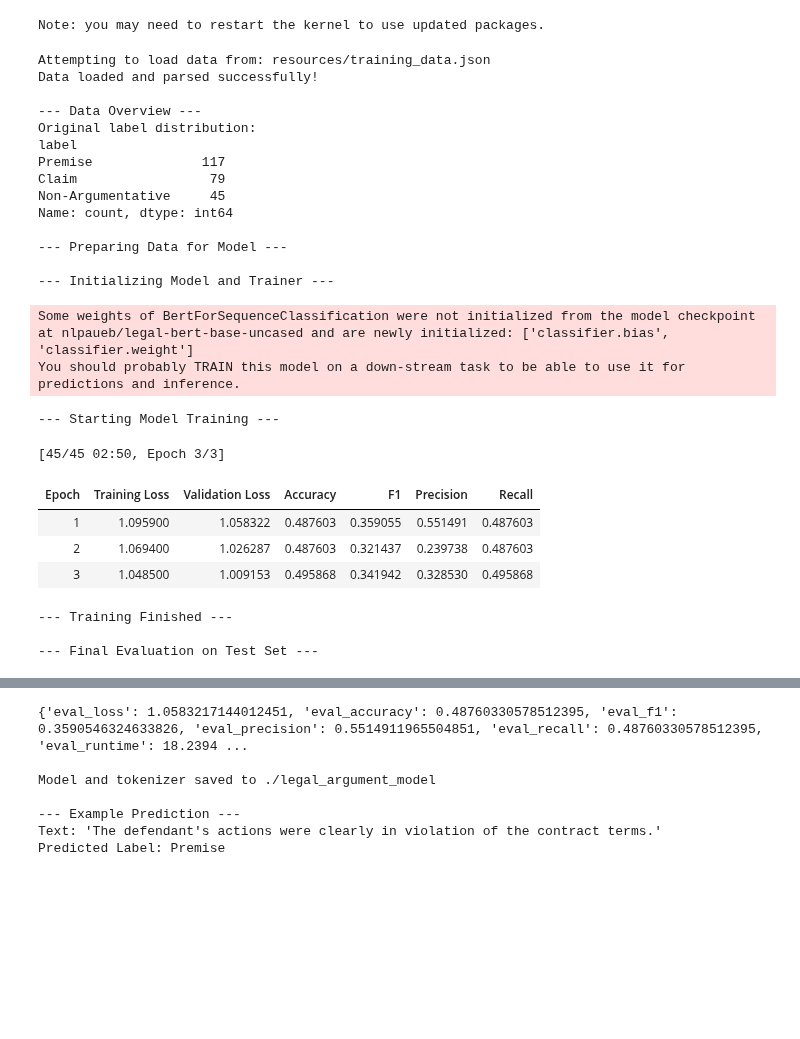
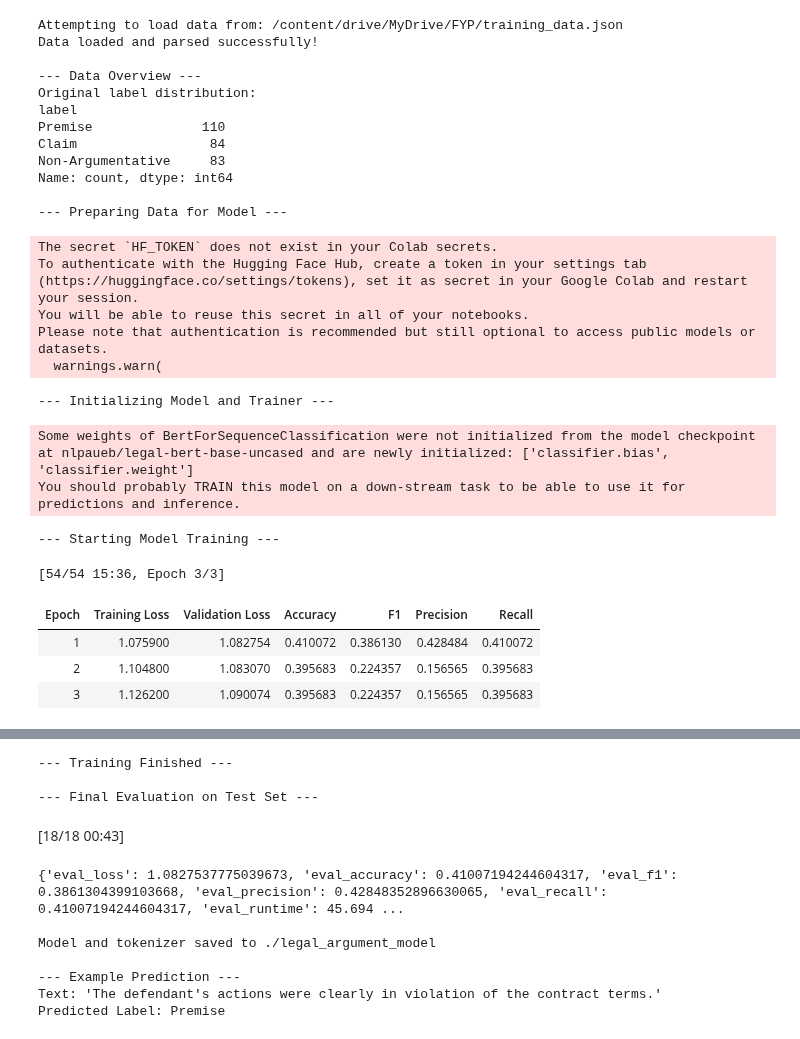
Before and after one commit to HackElite-FYP/Legal-Research-Platform-Core, a Jupyter notebook: argument_mining_enhancement.ipynb, the cells around one changed output, grey strips where cells are left out. Drawn from its saved outputs; the diff is of its cells as text; code cells hidden in the pictures; blank space fills up the shorter version.

Commit message:
arg mining legal bert

```diff
--- a/argument_mining_enhancement.ipynb
+++ b/argument_mining_enhancement.ipynb
@@ -54,7 +50,4 @@ Successfully installed pip-25.1.1
 # %%
-# Step 0: Install required packages
-# Using -q for a quieter installation
-%pip install -q pandas numpy scikit-learn transformers[torch] datasets matplotlib seaborn
 
 # Step 1: Import necessary libraries
 import pandas as pd
@@ -122,7 +115,7 @@ def load_data(file_path):
 # Step 3: Main Execution Block
 # ==============================================================================
 
-file_path = 'resources/training_data.json'
+file_path = '/content/drive/MyDrive/FYP/training_data.json'
 df = load_data(file_path)
 
 if df is not None and not df.empty:
@@ -201,55 +194,55 @@ if df is not None and not df.empty:
     trainer.train()
     print("\n--- Training Finished ---")
 
     print("\n--- Final Evaluation on Test Set ---")
     eval_results = trainer.evaluate()
     print(eval_results)
 
     # --- Save Model and Run Inference ---
     output_dir = "./legal_argument_model"
     trainer.save_model(output_dir)
     tokenizer.save_pretrained(output_dir)
     print(f"\nModel and tokenizer saved to {output_dir}")
 
     def predict(text, model_path, tokenizer_path):
         model = AutoModelForSequenceClassification.from_pretrained(model_path); tokenizer = AutoTokenizer.from_pretrained(tokenizer_path)
         inputs = tokenizer(text, return_tensors="pt", truncation=True, padding=True)
         with torch.no_grad(): outputs = model(**inputs)
         predicted_class_id = torch.argmax(outputs.logits, dim=1).item()
         return model.config.id2label[predicted_class_id]
 
     example_text = "The defendant's actions were clearly in violation of the contract terms."
     predicted_label = predict(example_text, output_dir, output_dir)
     print(f"\n--- Example Prediction ---")
     print(f"Text: '{example_text}'")
     print(f"Predicted Label: {predicted_label}")
 
 else:
     print("\nExecution halted because data could not be loaded or is empty.")
 # %% [output]
-Note: you may need to restart the kernel to use updated packages.
+Attempting to load data from: /content/drive/MyDrive/FYP/training_data.json
+Data loaded and parsed successfully!
+
+--- Data Overview ---
+Original label distribution:
+label
+Premise              110
+Claim                 84
+Non-Argumentative     83
+Name: count, dtype: int64
+
+--- Preparing Data for Model ---
-Attempting to load data from: resources/training_data.json
-Data loaded and parsed successfully!
-
---- Data Overview ---
-Original label distribution:
-label
-Premise              117
-Claim                 79
-Non-Argumentative     45
-Name: count, dtype: int64
-
---- Preparing Data for Model ---
-
---- Initializing Model and Trainer ---
+The secret `HF_TOKEN` does not exist in your Colab secrets.
+To authenticate with the Hugging Face Hub, create a token in your settings tab (https://huggingface.co/settings/tokens), set it as secret in your Google Colab and restart your session.
+You will be able to reuse this secret in all of your notebooks.
+Please note that authentication is recommended but still optional to access public models or datasets.
+  warnings.warn(
-Some weights of BertForSequenceClassification were not initialized from the model checkpoint at nlpaueb/legal-bert-base-uncased and are newly initialized: ['classifier.bias', 'classifier.weight']
-You should probably TRAIN this model on a down-stream task to be able to use it for predictions and inference.
+--- Initializing Model and Trainer ---
---- Starting Model Training ---
+Some weights of BertForSequenceClassification were not initialized from the model checkpoint at nlpaueb/legal-bert-base-uncased and are newly initialized: ['classifier.bias', 'classifier.weight']
+You should probably TRAIN this model on a down-stream task to be able to use it for predictions and inference.
-[45/45 02:50, Epoch 3/3]
+--- Starting Model Training ---
+[54/54 15:36, Epoch 3/3]
 | Epoch | Training Loss | Validation Loss | Accuracy | F1 | Precision | Recall |
-| 1 | 1.095900 | 1.058322 | 0.487603 | 0.359055 | 0.551491 | 0.487603 |
-| 2 | 1.069400 | 1.026287 | 0.487603 | 0.321437 | 0.239738 | 0.487603 |
-| 3 | 1.048500 | 1.009153 | 0.495868 | 0.341942 | 0.328530 | 0.495868 |
+| 1 | 1.075900 | 1.082754 | 0.410072 | 0.386130 | 0.428484 | 0.410072 |
+| 2 | 1.104800 | 1.083070 | 0.395683 | 0.224357 | 0.156565 | 0.395683 |
+| 3 | 1.126200 | 1.090074 | 0.395683 | 0.224357 | 0.156565 | 0.395683 |
---- Training Finished ---
-
---- Final Evaluation on Test Set ---
@@ -257,10 +249,14 @@ You should probably TRAIN this model on a down-stream task to be able to use it
-{'eval_loss': 1.0583217144012451, 'eval_accuracy': 0.48760330578512395, 'eval_f1': 0.3590546324633826, 'eval_precision': 0.5514911965504851, 'eval_recall': 0.48760330578512395, 'eval_runtime': 18.2394 ...
+--- Training Finished ---
 
-Model and tokenizer saved to ./legal_argument_model
-
---- Example Prediction ---
-Text: 'The defendant's actions were clearly in violation of the contract terms.'
-Predicted Label: Premise
+--- Final Evaluation on Test Set ---
+[18/18 00:43]
+{'eval_loss': 1.0827537775039673, 'eval_accuracy': 0.41007194244604317, 'eval_f1': 0.3861304399103668, 'eval_precision': 0.42848352896630065, 'eval_recall': 0.41007194244604317, 'eval_runtime': 45.694 ...
+
+Model and tokenizer saved to ./legal_argument_model
+
+--- Example Prediction ---
+Text: 'The defendant's actions were clearly in violation of the contract terms.'
+Predicted Label: Premise
 # %%
 # First, let's make sure we have the test set prepared
 if 'test_texts' not in locals() and 'test_labels' not in locals():
```
Also changed, not shown: parts of 7 cells of this notebook.
